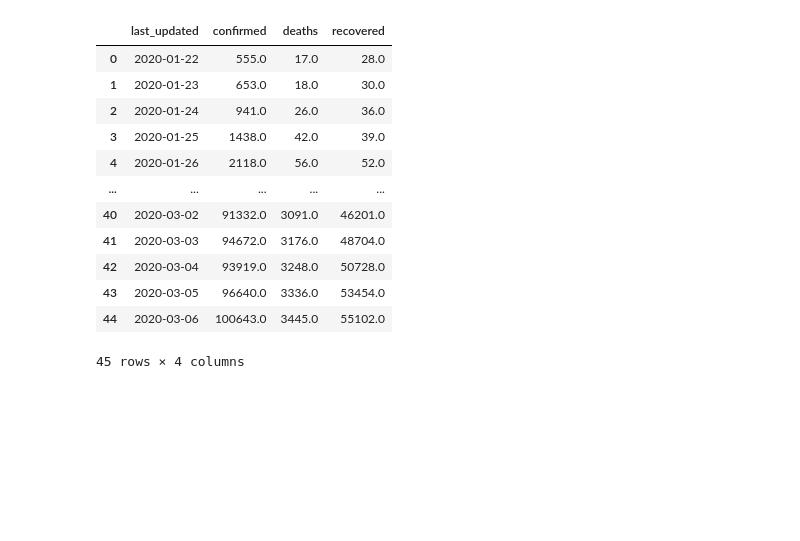
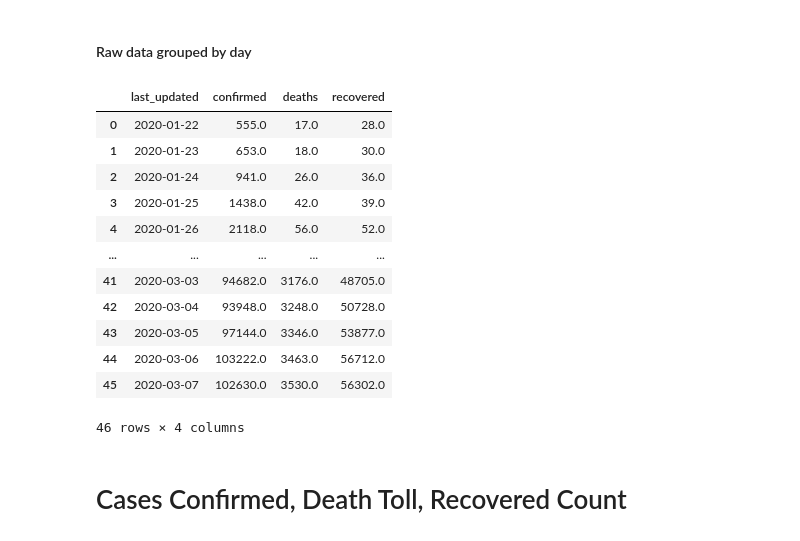
Before and after one commit to GladwinLee/covid_dashboard, a Jupyter notebook: covid_dashboard.ipynb, the cells around one changed output. Cells and saved outputs as stored; diff of their text form; code cells hidden in the pictures; blank space fills up the shorter version.

```diff
--- a/covid_dashboard.ipynb
+++ b/covid_dashboard.ipynb
@@ -11,4 +34,7 @@ import pandas as pd
 import numpy as np
 import plotly
 import plotly.express as px
+import plotly.graph_objects as go
 from datetime import datetime as dd
+import datetime
+pd.set_option('display.max_columns', 5000)
@@ -73,22 +142,26 @@ print(csv_concat('data'))
+# %% [markdown]
+#### Raw data grouped by day
 # %%
-data = csv_concat('data')
-data = data.groupby(['last_updated']).agg({'confirmed':['sum'],
+daily_data = data.groupby(['last_updated']).agg({'confirmed':['sum'],
                                                       'deaths':['sum'],
                                                       'recovered':['sum']}).reset_index()
-data.columns = ['last_updated','confirmed','deaths','recovered']
-data
+daily_data.columns = ['last_updated','confirmed','deaths','recovered']
+
+daily_data
 # %% [output]
 |  | last_updated | confirmed | deaths | recovered |
 | 0 | 2020-01-22 | 555.0 | 17.0 | 28.0 |
 | 1 | 2020-01-23 | 653.0 | 18.0 | 30.0 |
 | 2 | 2020-01-24 | 941.0 | 26.0 | 36.0 |
 | 3 | 2020-01-25 | 1438.0 | 42.0 | 39.0 |
 | 4 | 2020-01-26 | 2118.0 | 56.0 | 52.0 |
 | ... | ... | ... | ... | ... |
-| 40 | 2020-03-02 | 91332.0 | 3091.0 | 46201.0 |
-| 41 | 2020-03-03 | 94672.0 | 3176.0 | 48704.0 |
-| 42 | 2020-03-04 | 93919.0 | 3248.0 | 50728.0 |
-| 43 | 2020-03-05 | 96640.0 | 3336.0 | 53454.0 |
-| 44 | 2020-03-06 | 100643.0 | 3445.0 | 55102.0 |
+| 41 | 2020-03-03 | 94682.0 | 3176.0 | 48705.0 |
+| 42 | 2020-03-04 | 93948.0 | 3248.0 | 50728.0 |
+| 43 | 2020-03-05 | 97144.0 | 3346.0 | 53877.0 |
+| 44 | 2020-03-06 | 103222.0 | 3463.0 | 56712.0 |
+| 45 | 2020-03-07 | 102630.0 | 3530.0 | 56302.0 |
-45 rows × 4 columns
+46 rows × 4 columns
+# %% [markdown]
+# Cases Confirmed, Death Toll, Recovered Count
 # %%
```
Also changed, not shown: parts of 20 cells of this notebook.
